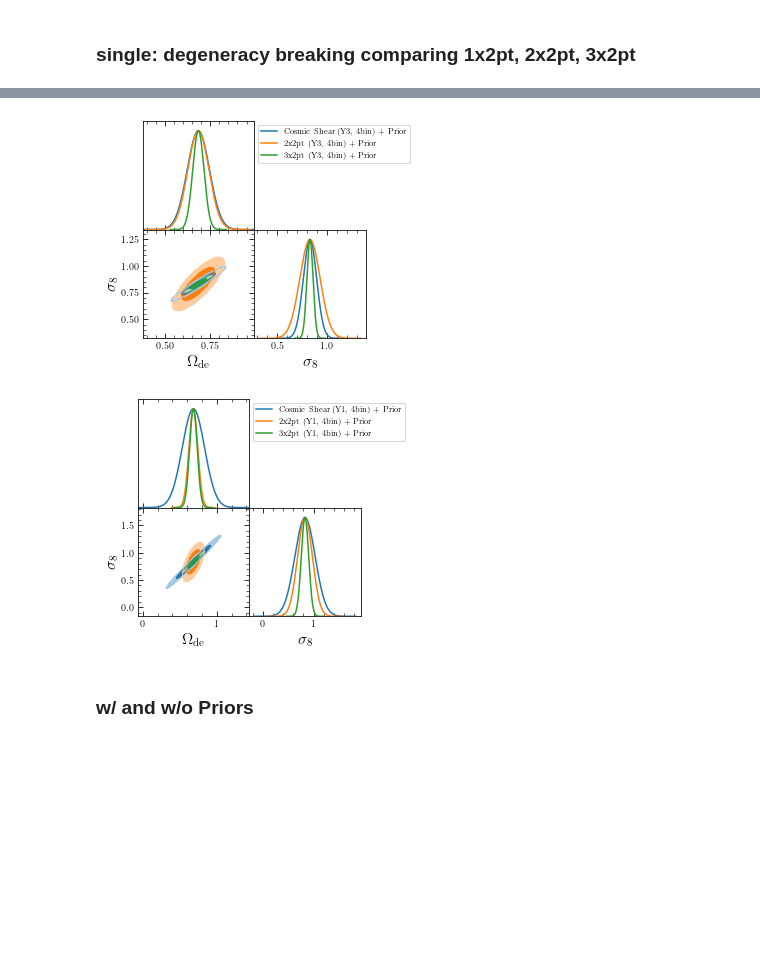
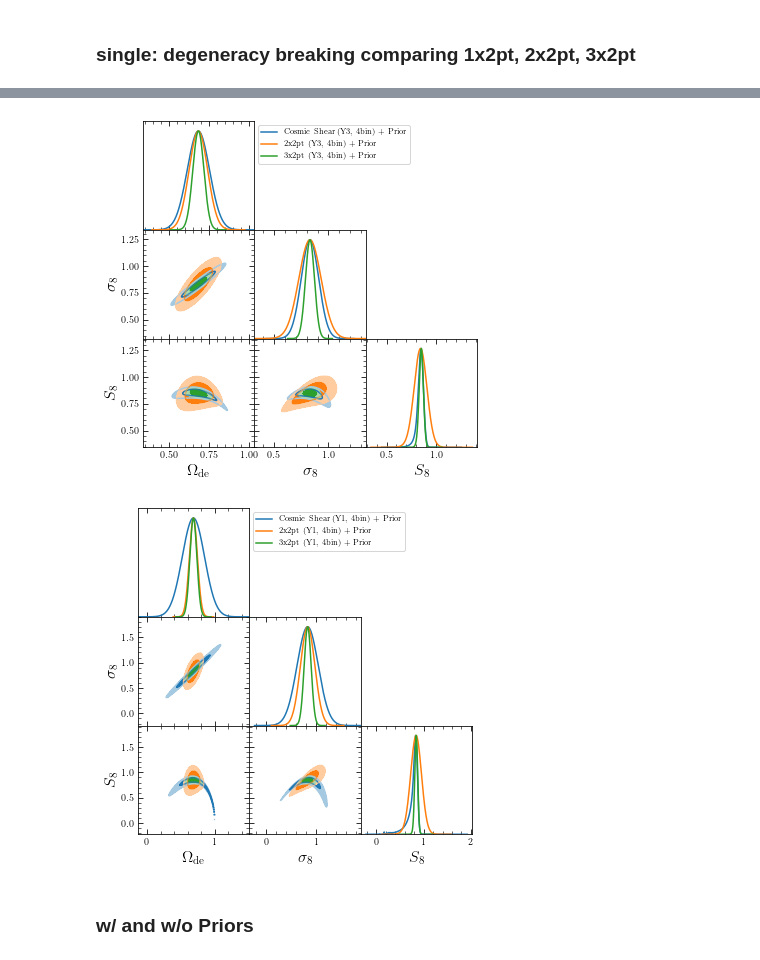
Before and after one commit to git-sunao/weaklensHSCY3Fisher, a Jupyter notebook: Fisher.ipynb, the cells around one changed output, grey strips where cells are left out. Saved outputs shown, nothing was run; the diff lists cells and outputs as text; code cells hidden in the pictures; blank space fills up the shorter version.

```diff
--- a/Fisher.ipynb
+++ b/Fisher.ipynb
@@ -389,18 +475,18 @@ hsc3x2pt.compare1Sigma(fishers, ['sigma8', 'Omega_de'])
 # %%
 fishers = [fishers_dict[key] for key in ['Y3quadruple1x2ptPrior', 'Y3quadruple2x2ptPrior', 'Y3quadruple3x2ptPrior']]
 
 fig = corner.plot_corner(fishers,
-                         ['Omega_de', 'sigma8'],#, 'omega_c', 'dm', 'dzph', 'b1lowz', 'alphamaglowz'],
+                         ['Omega_de', 'sigma8', 'S8'],#, 'omega_c', 'dm', 'dzph', 'b1lowz', 'alphamaglowz'],
                          figsize_ratio=2, usetex=True)
 
 fishers = [fishers_dict[key] for key in ['Y1quadruple1x2ptPrior', 'Y1quadruple2x2ptPrior', 'Y1quadruple3x2ptPrior']]
 
 fig = corner.plot_corner(fishers,
-                         ['Omega_de', 'sigma8'],#, 'omega_c', 'dm', 'dzph', 'b1lowz', 'alphamaglowz'],
+                         ['Omega_de', 'sigma8', 'S8'],#, 'omega_c', 'dm', 'dzph', 'b1lowz', 'alphamaglowz'],
                          figsize_ratio=2, usetex=True)
 # %% [output]
-[figure, old version]
+[figure, new version]
-[figure, old version]
+[figure, new version]
 # %% [markdown]
 ### w/ and w/o Priors
 # %%
```
Also changed, not shown: parts of 22 cells of this notebook, 17 other files.
